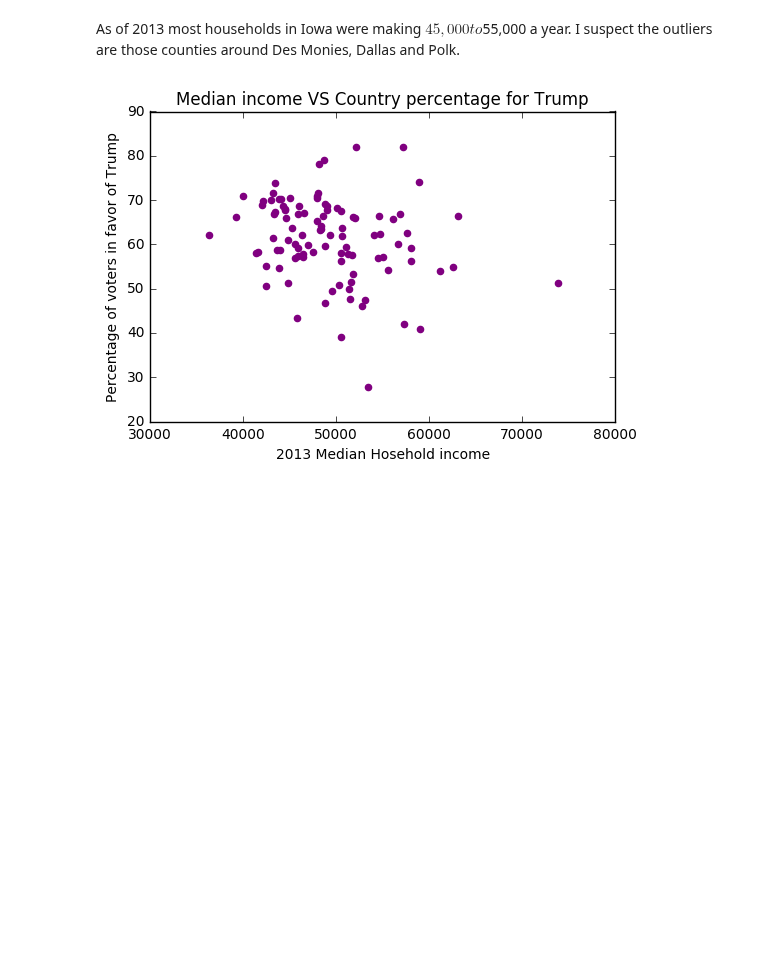
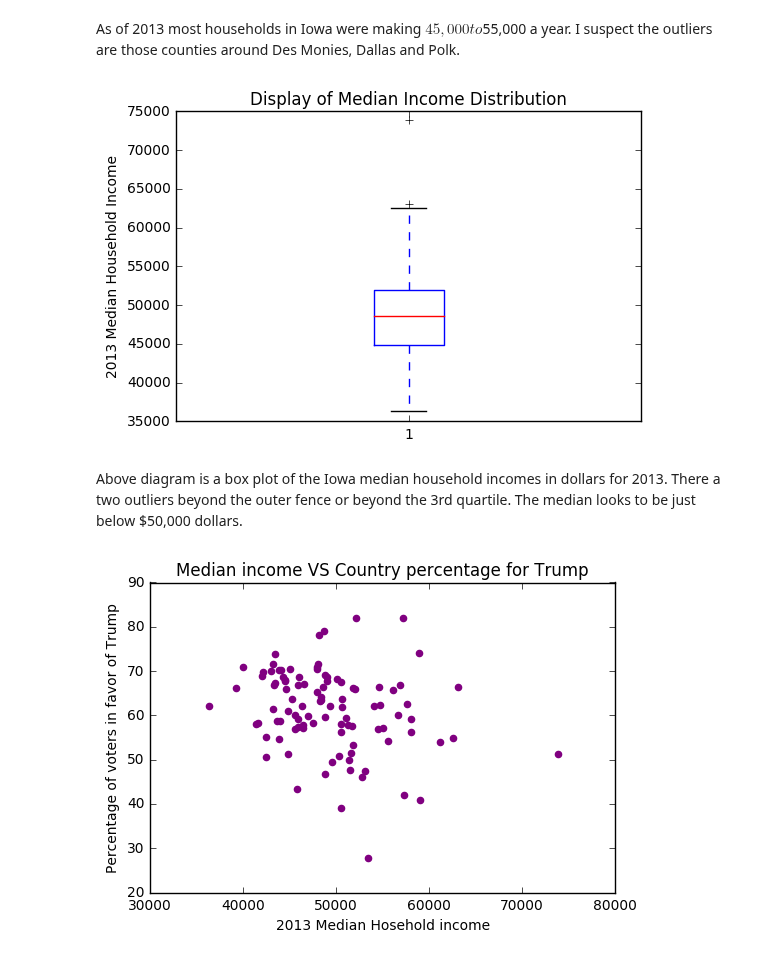
Before and after one commit to 315iah515/Thinkful-Notebooks, a Jupyter notebook: Prep/Challenge-WhatDoYouSee?.ipynb, the cells around one changed output. Drawn from its saved outputs; the diff is of its cells as text; code cells hidden in the pictures; blank space fills up the shorter version.

Commit message:
Added boxplot for median income and fixed typo in scatter plot label

```diff
--- a/Prep/Challenge-WhatDoYouSee?.ipynb
+++ b/Prep/Challenge-WhatDoYouSee?.ipynb
@@ -59,6 +59,15 @@ plt.show()
 [figure]
 # %% [markdown]
 As of 2013 most households in Iowa were making $45,000 to $55,000 a year. I suspect the outliers are those counties around Des Monies, Dallas and Polk.
+# %%
+plt.boxplot(JustIowaDf['INC110213'].values)
+plt.ylabel('2013 Median Household Income')
+plt.title('Display of Median Income Distribution')
+plt.show()
+# %% [output]
+[figure, added]
+# %% [markdown]
+Above diagram is a box plot of the Iowa median household incomes in dollars for 2013.  There a two outliers beyond the outer fence or beyond the 3rd quartile.  The median looks to be just below $50,000 dollars.
 # %%
 plt.scatter(y=JustIowaDf['scaled_percent'], x=JustIowaDf['INC110213'], color='purple')
 plt.xlabel('2013 Median Hosehold income')
```
Also changed, not shown: parts of 1 cell of this notebook.
